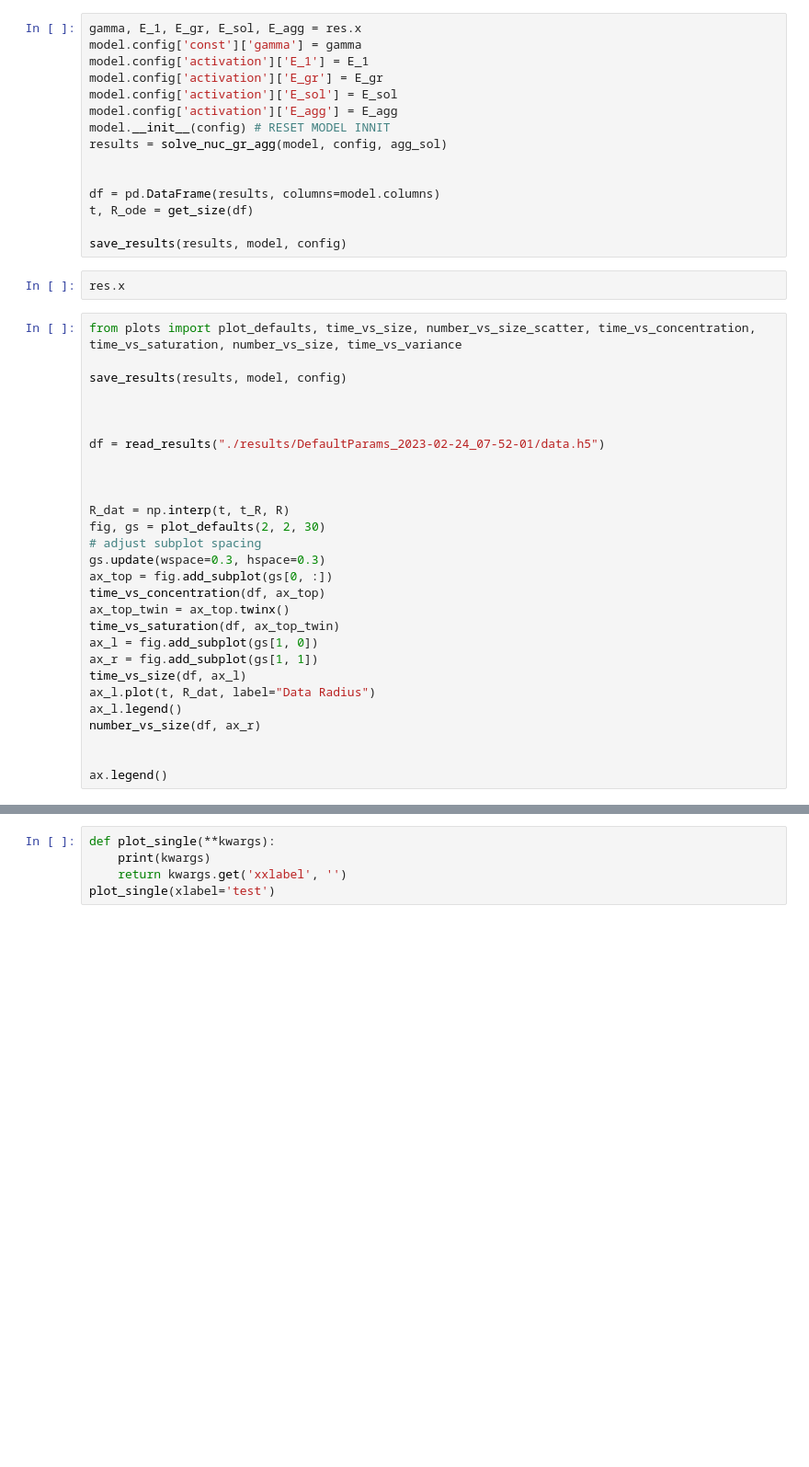
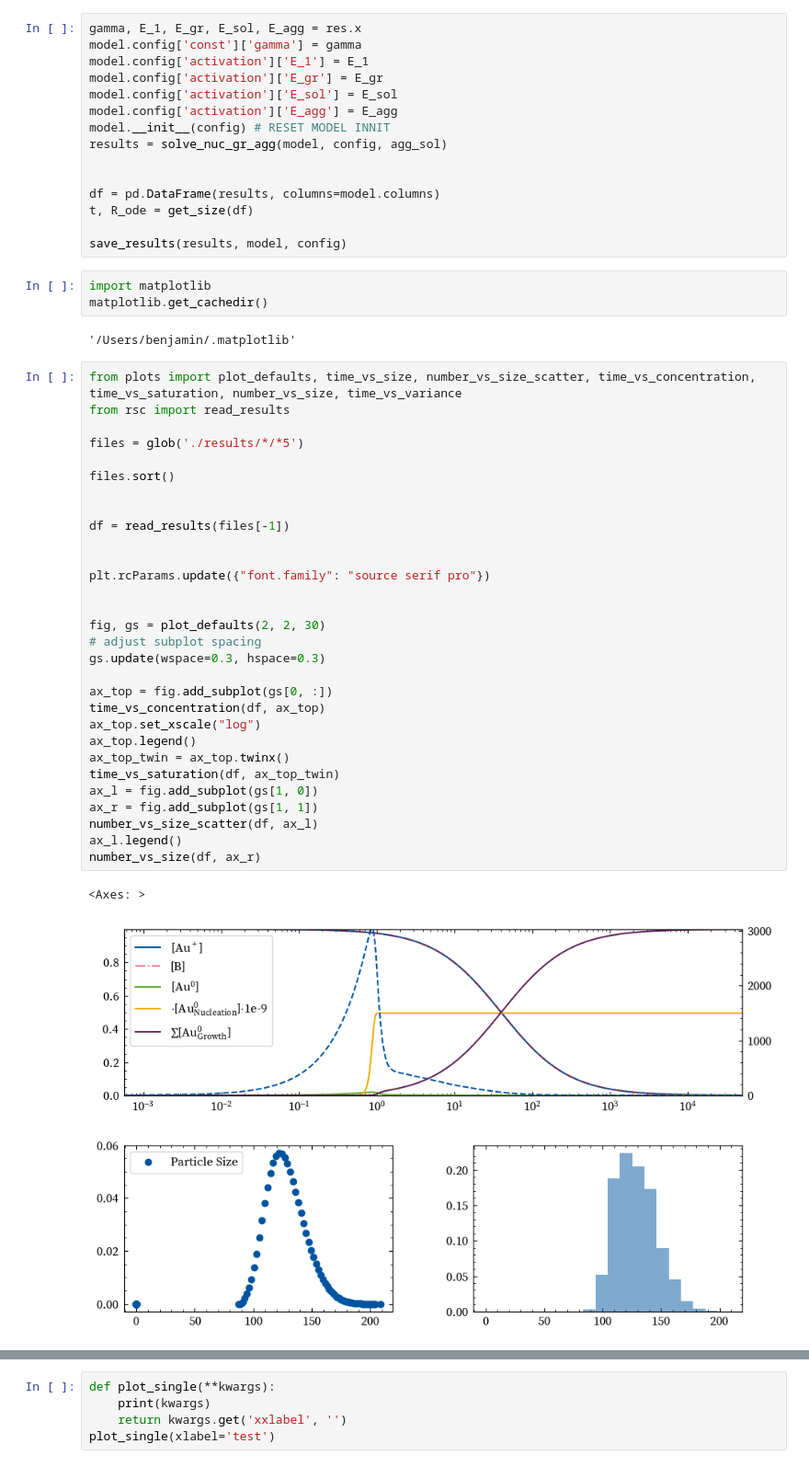
Before and after one commit to BenjaminMD/nifty-nucleation, a Jupyter notebook: Demonstration.ipynb, the cells around one changed output, grey strips where cells are left out. Shown at 92% size. Saved outputs shown, nothing was run; the diff lists cells and outputs as text; blank space fills up the shorter version.

```diff
--- a/Demonstration.ipynb
+++ b/Demonstration.ipynb
@@ -234,36 +232,44 @@ df = pd.DataFrame(results, columns=model.columns)
 t, R_ode = get_size(df)
 
 save_results(results, model, config)
-# %%
-res.x
+# %%
+import matplotlib
+matplotlib.get_cachedir()
+# %% [output]
+'/Users/benjamin/.matplotlib'
 # %%
 from plots import plot_defaults, time_vs_size, number_vs_size_scatter, time_vs_concentration, time_vs_saturation, number_vs_size, time_vs_variance
+from rsc import read_results
 
-save_results(results, model, config)
+files = glob('./results/*/*5')
+
+files.sort()
 
 
-
-df = read_results("./results/DefaultParams_2023-02-24_07-52-01/data.h5")
+df = read_results(files[-1])
 
 
+plt.rcParams.update({"font.family": "source serif pro"})
 
-R_dat = np.interp(t, t_R, R)
+
 fig, gs = plot_defaults(2, 2, 30)
 # adjust subplot spacing
 gs.update(wspace=0.3, hspace=0.3)
+
 ax_top = fig.add_subplot(gs[0, :])
 time_vs_concentration(df, ax_top)
+ax_top.set_xscale("log")
+ax_top.legend()
 ax_top_twin = ax_top.twinx()
 time_vs_saturation(df, ax_top_twin)
 ax_l = fig.add_subplot(gs[1, 0])
 ax_r = fig.add_subplot(gs[1, 1])
-time_vs_size(df, ax_l)
-ax_l.plot(t, R_dat, label="Data Radius")
+number_vs_size_scatter(df, ax_l)
 ax_l.legend()
 number_vs_size(df, ax_r)
-
-
-ax.legend()
+# %% [output]
+<Axes: >
+[figure, added]
 # %%
 from rsc import read_results
 from plots import PlotManager, Plot, time_vs_concentration, time_vs_saturation
```
Also changed, not shown: parts of 6 cells of this notebook, 6 other files.
